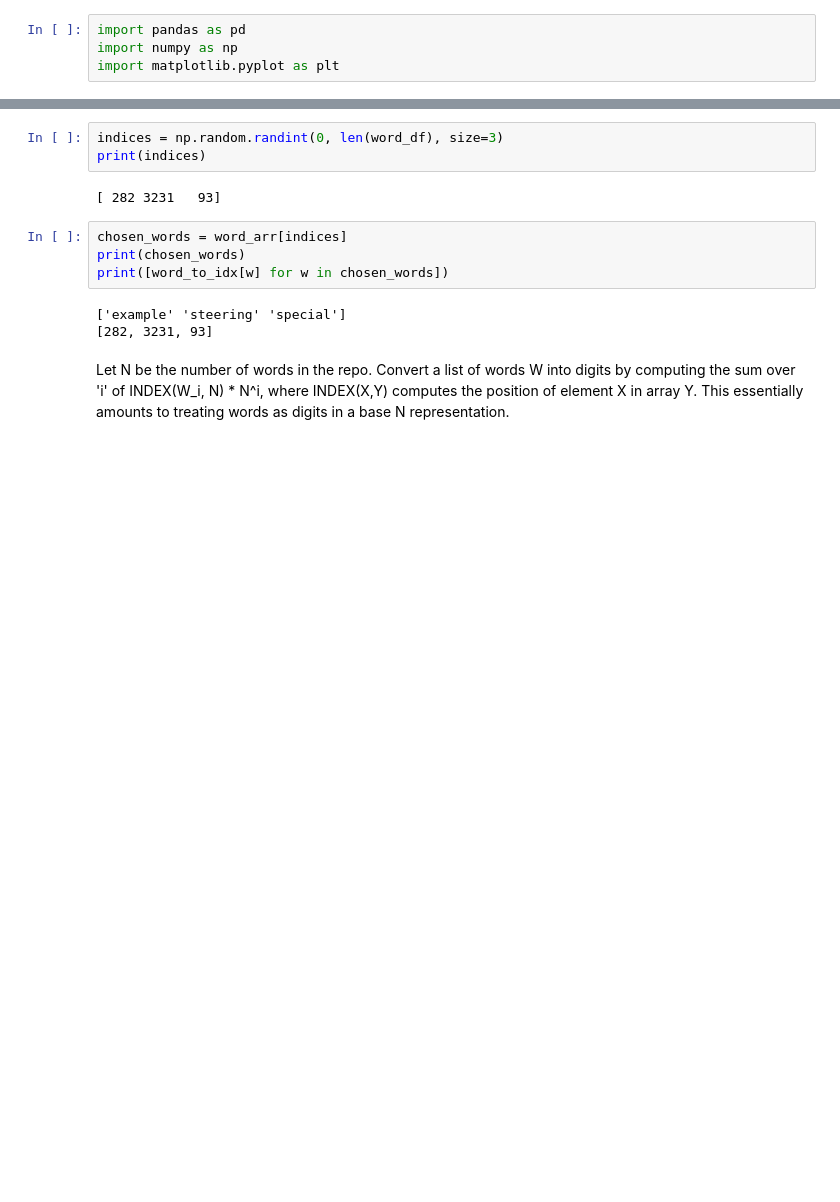
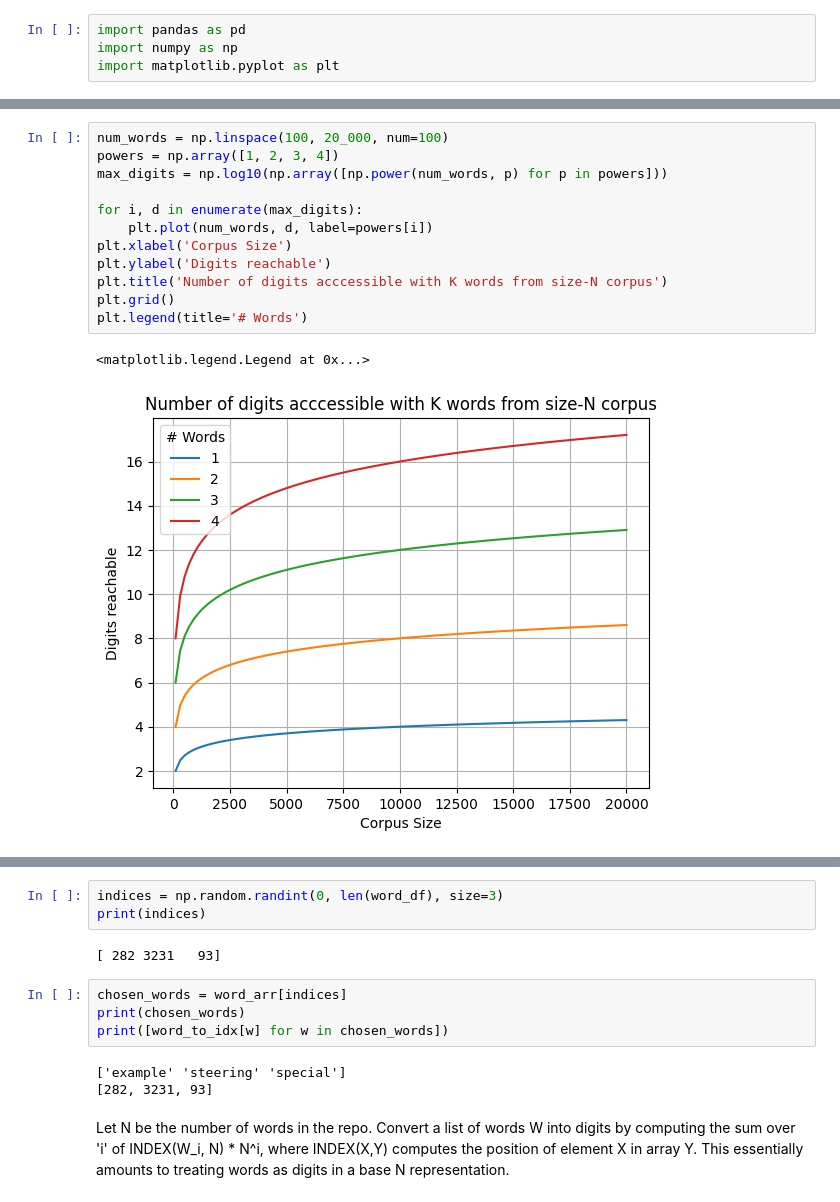
Before and after one commit to william-cutler/phone-phrase, a Jupyter notebook: phone_phrase.ipynb, the cells around one changed output, grey strips where cells are left out. Saved outputs shown, nothing was run; the diff lists cells and outputs as text; blank space fills up the shorter version.

```diff
--- a/phone_phrase.ipynb
+++ b/phone_phrase.ipynb
@@ -23,0 +48,15 @@ Text(0.5, 1.0, 'Corpus by word length')
+# %%
+num_words = np.linspace(100, 20_000, num=100)
+powers = np.array([1, 2, 3, 4])
+max_digits = np.log10(np.array([np.power(num_words, p) for p in powers]))
+
+for i, d in enumerate(max_digits):
+    plt.plot(num_words, d, label=powers[i])
+plt.xlabel('Corpus Size')
+plt.ylabel('Digits reachable')
+plt.title('Number of digits acccessible with K words from size-N corpus')
+plt.grid()
+plt.legend(title='# Words')
+# %% [output]
+<matplotlib.legend.Legend at 0x...>
+[figure, added]
```
Also changed, not shown: parts of 12 cells of this notebook, 9 other files.
